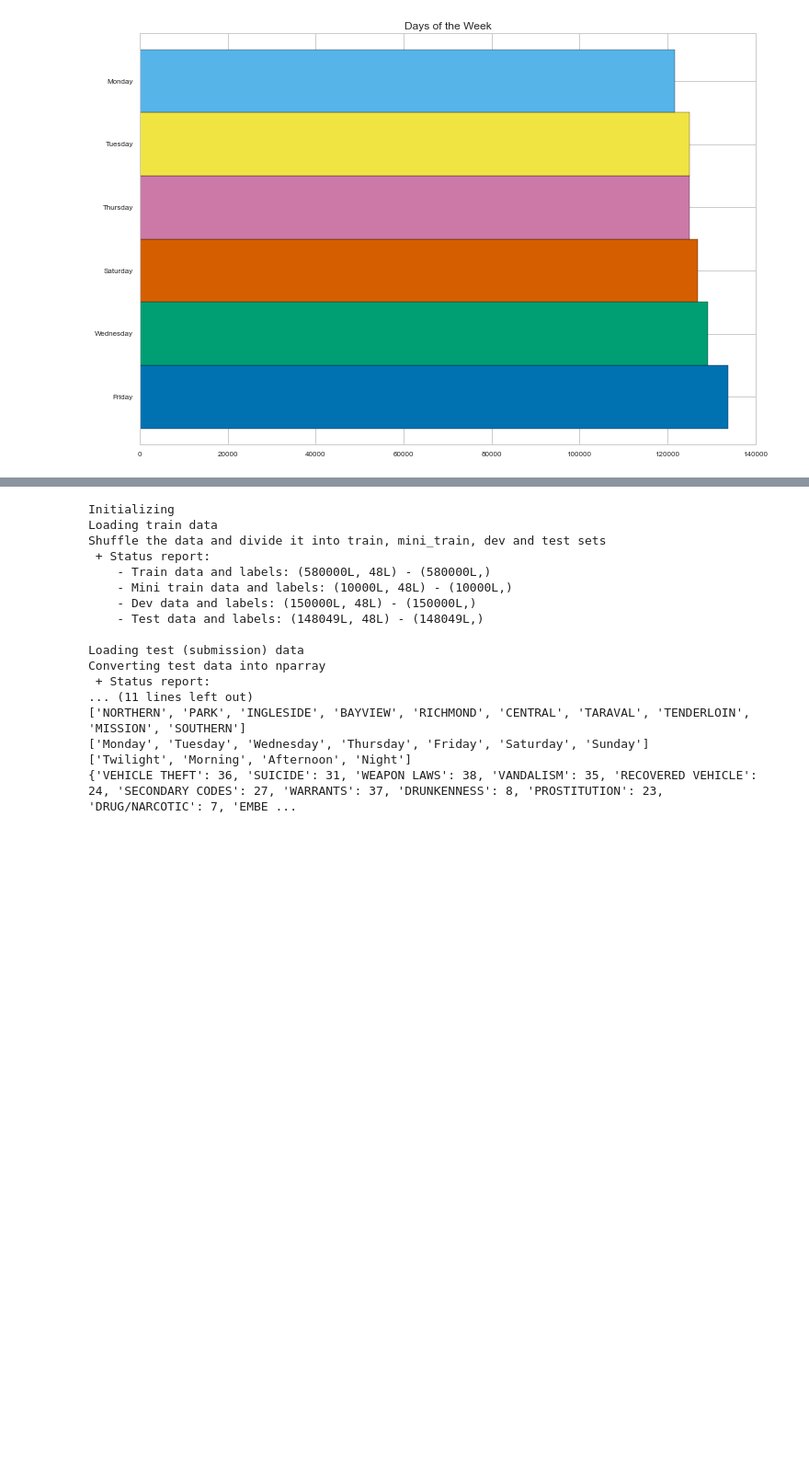
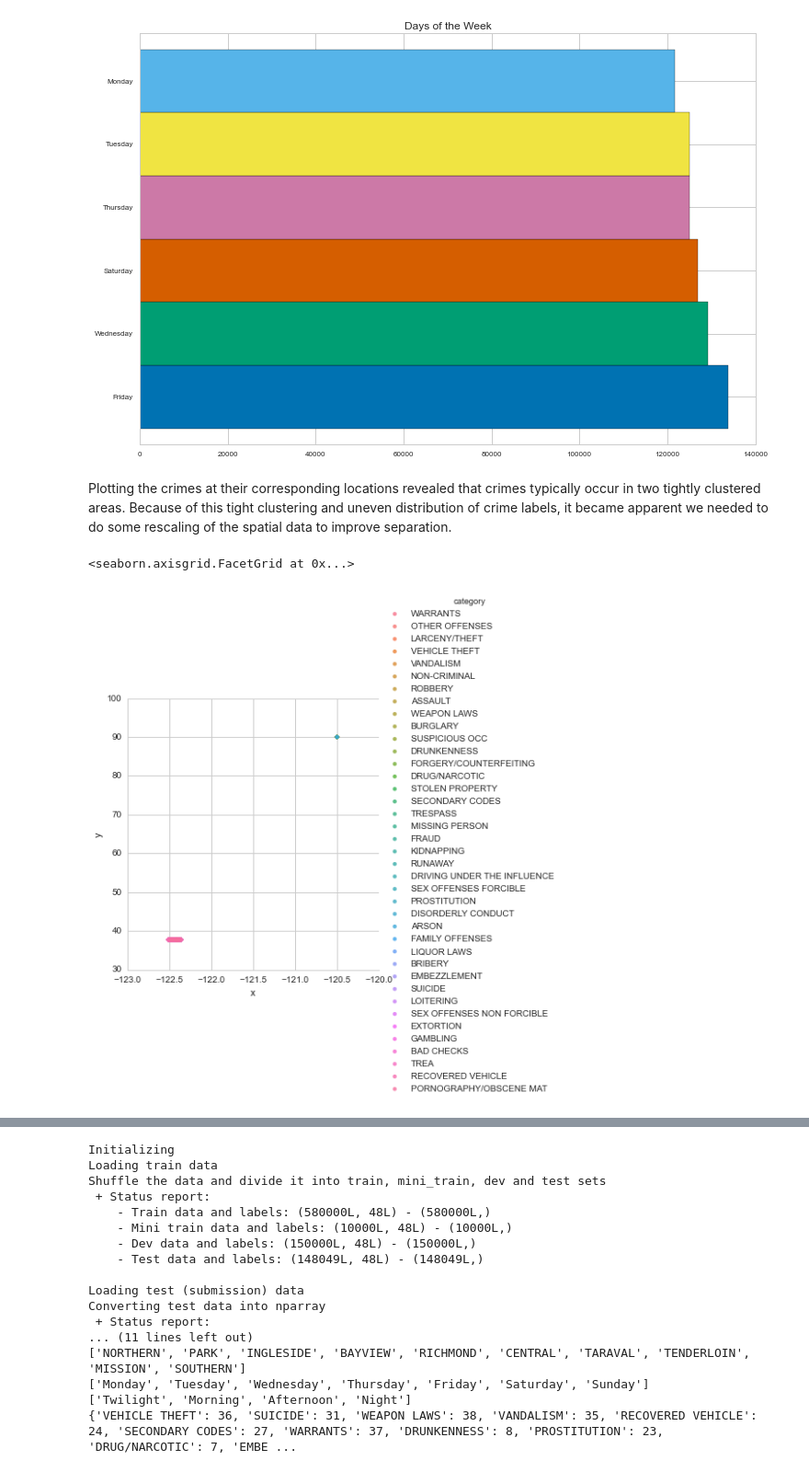
Before and after one commit to prabhakar9/ML_Watchers, a Jupyter notebook: SFO_Crime_Project_Report.ipynb, the cells around one changed output, grey strips where cells are left out. Shown at 92% size. Drawn from its saved outputs; the diff is of its cells as text; code cells hidden in the pictures; blank space fills up the shorter version.

Commit message:
Added new plot to data exploration.  Reorganized sections and deleted some duplicated code

```diff
--- a/SFO_Crime_Project_Report.ipynb
+++ b/SFO_Crime_Project_Report.ipynb
@@ -137,6 +145,14 @@ plot_top_crimes(data_df, 'dayofweek',  'Days of the Week',            'weekly.pn
 # %% [output]
 [figure]
 [figure]
+# %% [markdown]
+Plotting the crimes at their corresponding locations revealed that crimes typically occur in two tightly clustered areas. Because of this tight clustering and uneven distribution of crime labels, it became apparent we needed to do some rescaling of the spatial data to improve separation.
+# %%
+## plotting coordinates and coloring by crimes
+sns.lmplot("x", "y", hue="category", data=data_df, fit_reg=False)
+# %% [output]
+<seaborn.axisgrid.FacetGrid at 0x...>
+[figure, added]
 # %% [markdown]
 ## Feature Engineering: Going Deeper
 
```
Also changed, not shown: parts of 13 cells of this notebook.
